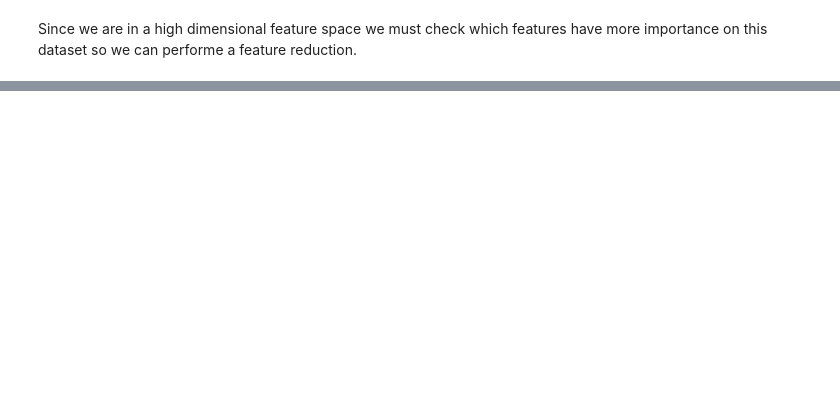
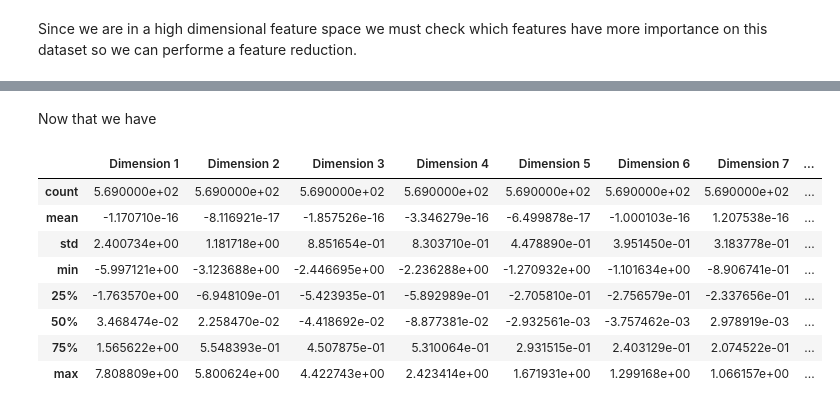
Before and after one commit to jeyvison/machine_learning_project, a Jupyter notebook: Machine Learning Capstone Project.ipynb, the cells around one changed output, grey strips where cells are left out. Cells and saved outputs as stored; diff of their text form; code cells hidden in the pictures; blank space fills up the shorter version.

```diff
--- a/Machine Learning Capstone Project.ipynb
+++ b/Machine Learning Capstone Project.ipynb
@@ -69,0 +70,20 @@ for i, col in enumerate(data.columns):
+# %% [markdown]
+Now that we have
+# %%
+pca = PCA(n_components=9)
+
+reduced_data = pca.fit_transform(X)
+
+new_X = pd.DataFrame(reduced_data, columns = ['Dimension 1', 'Dimension 2','Dimension 3', 'Dimension 4','Dimension 5', 'Dimension 6','Dimension 7', 'Dimension 8','Dimension 9'])
+
+display(new_X.describe())
+# %% [output]
+|  | Dimension 1 | Dimension 2 | Dimension 3 | Dimension 4 | Dimension 5 | Dimension 6 | Dimension 7 | ... |
+| count | 5.690000e+02 | 5.690000e+02 | 5.690000e+02 | 5.690000e+02 | 5.690000e+02 | 5.690000e+02 | 5.690000e+02 | ... |
+| mean | -1.170710e-16 | -8.116921e-17 | -1.857526e-16 | -3.346279e-16 | -6.499878e-17 | -1.000103e-16 | 1.207538e-16 | ... |
+| std | 2.400734e+00 | 1.181718e+00 | 8.851654e-01 | 8.303710e-01 | 4.478890e-01 | 3.951450e-01 | 3.183778e-01 | ... |
+| min | -5.997121e+00 | -3.123688e+00 | -2.446695e+00 | -2.236288e+00 | -1.270932e+00 | -1.101634e+00 | -8.906741e-01 | ... |
+| 25% | -1.763570e+00 | -6.948109e-01 | -5.423935e-01 | -5.892989e-01 | -2.705810e-01 | -2.756579e-01 | -2.337656e-01 | ... |
+| 50% | 3.468474e-02 | 2.258470e-02 | -4.418692e-02 | -8.877381e-02 | -2.932561e-03 | -3.757462e-03 | 2.978919e-03 | ... |
+| 75% | 1.565622e+00 | 5.548393e-01 | 4.507875e-01 | 5.310064e-01 | 2.931515e-01 | 2.403129e-01 | 2.074522e-01 | ... |
+| max | 7.808809e+00 | 5.800624e+00 | 4.422743e+00 | 2.423414e+00 | 1.671931e+00 | 1.299168e+00 | 1.066157e+00 | ... |
```
Also changed, not shown: parts of 6 cells of this notebook, 1 other file.
